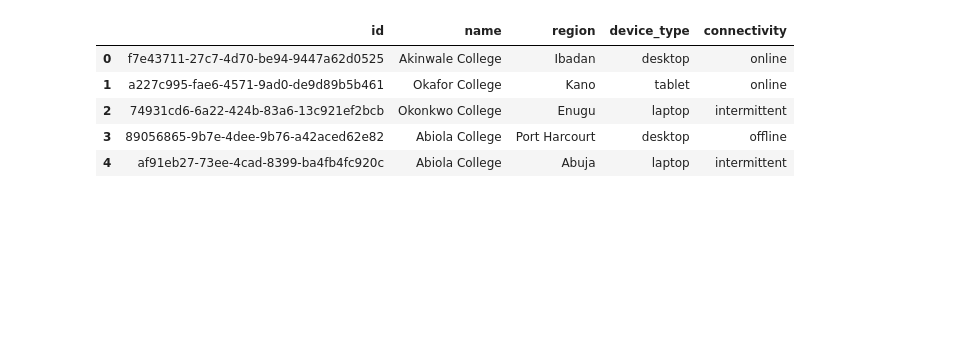
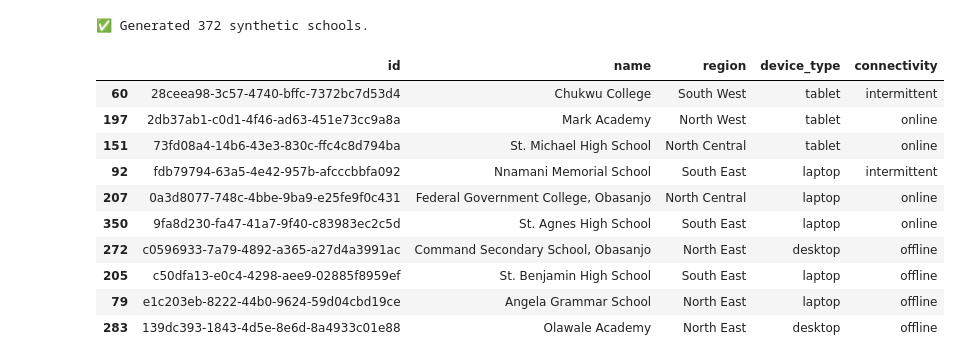
Before and after one commit to Olayemi-Awofe/EduAi, a Jupyter notebook: notebooks/data_dev.ipynb, the cells around one changed output. Cells and saved outputs as stored; diff of their text form; code cells hidden in the pictures; blank space fills up the shorter version.

Commit message:
Ingestion and Data Development

```diff
--- a/notebooks/data_dev.ipynb
+++ b/notebooks/data_dev.ipynb
@@ -18,30 +20,69 @@ os.makedirs("../data", exist_ok=True)
 def gen_id():
     return str(uuid.uuid4())
 # %%
+# -- Generate Synthetic Schools Data
+regions = ["North Central", "North East", "North West", "South East", "South South", "South West"]
+device_types = ["tablet", "laptop", "desktop"]
+connectivity_levels = ["offline", "intermittent", "online"]
+
+# Common Nigerian school name patterns
+school_patterns = [
+    "{} College",
+    "{} Grammar School",
+    "{} Secondary School",
+    "{} Academy",
+    "St. {} High School",
+    "{} Comprehensive School",
+    "Command Secondary School, {}",
+    "Federal Government College, {}",
+    "{} Memorial School"
+]
+
+# Generate synthetic schools
 schools = []
-regions = ["Lagos", "Abuja", "Kano", "Port Harcourt", "Ibadan", "Enugu"]
-device_types = ["tablet", "laptop", "desktop"]
-connectivity = ["offline", "intermittent", "online"]
+for _ in range(372):
+    name_base = fake.first_name() if random.random() > 0.4 else fake.last_name()
+    region = random.choice(regions)
+    city = fake.city()
 
-for _ in range(30):
+    # Select a pattern and fill with Nigerian context
+    pattern = random.choice(school_patterns)
+    school_name = pattern.format(name_base, city)
+
+    # Adjust connectivity bias (simulate rural/urban)
+    if region in ["North East", "North West"]:
+        connectivity = random.choices(connectivity_levels, weights=[0.6, 0.3, 0.1])[0]
+    elif region in ["South East", "South South"]:
+        connectivity = random.choices(connectivity_levels, weights=[0.3, 0.4, 0.3])[0]
+    else:
+        connectivity = random.choices(connectivity_levels, weights=[0.2, 0.3, 0.5])[0]
+
     schools.append({
         "id": gen_id(),
-        "name": f"{fake.last_name()} College",
-        "region": random.choice(regions),
+        "name": school_name,
+        "region": region,
         "device_type": random.choice(device_types),
-        "connectivity": random.choice(connectivity)
+        "connectivity": connectivity
     })
 
 df_schools = pd.DataFrame(schools)
 df_schools.to_csv("../data/schools.csv", index=False)
-df_schools.head()
+
+print(f"✅ Generated {len(df_schools)} synthetic schools.")
+df_schools.sample(10)
 # %% [output]
+✅ Generated 372 synthetic schools.
 |  | id | name | region | device_type | connectivity |
-| 0 | f7e43711-27c7-4d70-be94-9447a62d0525 | Akinwale College | Ibadan | desktop | online |
-| 1 | a227c995-fae6-4571-9ad0-de9d89b5b461 | Okafor College | Kano | tablet | online |
-| 2 | 74931cd6-6a22-424b-83a6-13c921ef2bcb | Okonkwo College | Enugu | laptop | intermittent |
-| 3 | 89056865-9b7e-4dee-9b76-a42aced62e82 | Abiola College | Port Harcourt | desktop | offline |
-| 4 | af91eb27-73ee-4cad-8399-ba4fb4fc920c | Abiola College | Abuja | laptop | intermittent |
+| 60 | 28ceea98-3c57-4740-bffc-7372bc7d53d4 | Chukwu College | South West | tablet | intermittent |
+| 197 | 2db37ab1-c0d1-4f46-ad63-451e73cc9a8a | Mark Academy | North West | tablet | online |
+| 151 | 73fd08a4-14b6-43e3-830c-ffc4c8d794ba | St. Michael High School | North Central | tablet | online |
+| 92 | fdb79794-63a5-4e42-957b-afcccbbfa092 | Nnamani Memorial School | South East | laptop | intermittent |
+| 207 | 0a3d8077-748c-4bbe-9ba9-e25fe9f0c431 | Federal Government College, Obasanjo | North Central | laptop | online |
+| 350 | 9fa8d230-fa47-41a7-9f40-c83983ec2c5d | St. Agnes High School | South East | laptop | online |
+| 272 | c0596933-7a79-4892-a365-a27d4a3991ac | Command Secondary School, Obasanjo | North East | desktop | offline |
+| 205 | c50dfa13-e0c4-4298-aee9-02885f8959ef | St. Benjamin High School | South East | laptop | offline |
+| 79 | e1c203eb-8222-44b0-9624-59d04cbd19ce | Angela Grammar School | North East | laptop | offline |
+| 283 | 139dc393-1843-4d5e-8e6d-8a4933c01e88 | Olawale Academy | North East | desktop | offline |
 # %%
 tech_levels = ["low", "medium", "high"]
 
```
Also changed, not shown: parts of 11 cells of this notebook, 33 other files.
